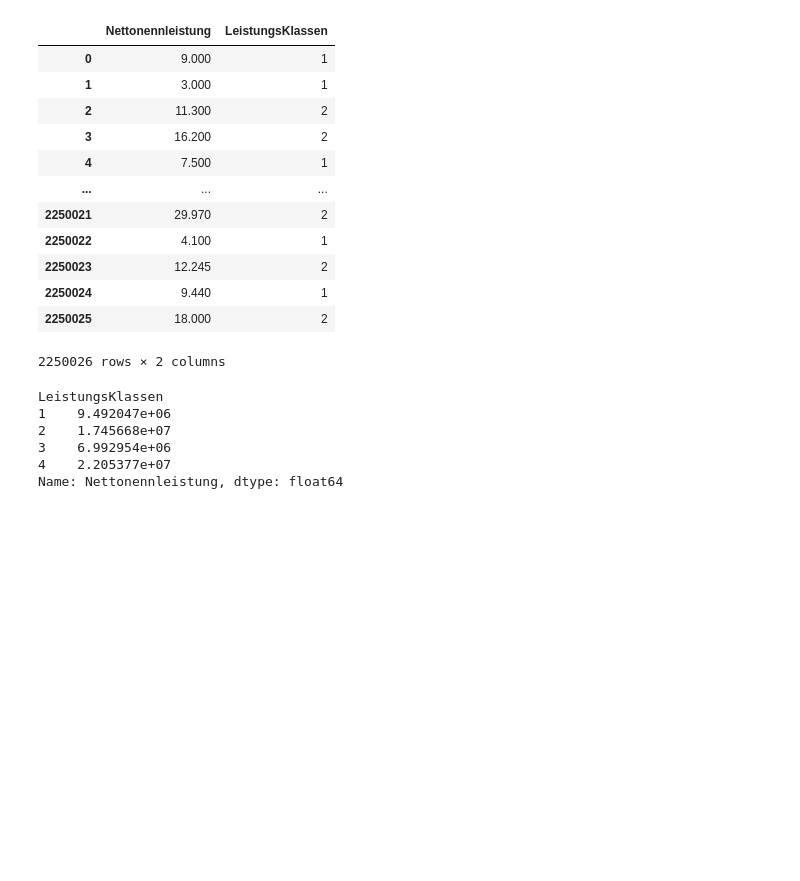
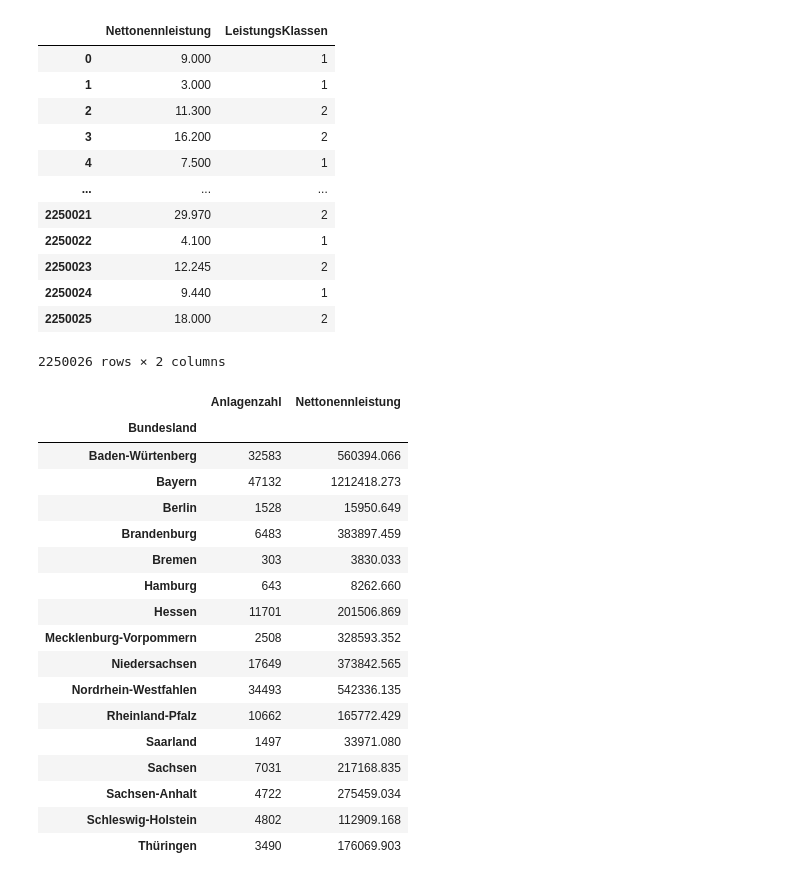
Before and after one commit to clwehner/Windatlas, a Jupyter notebook: windatlas/mastr/solar.ipynb, the cells around one changed output. Saved outputs shown, nothing was run; the diff lists cells and outputs as text; code cells hidden in the pictures; blank space fills up the shorter version.

```diff
--- a/windatlas/mastr/solar.ipynb
+++ b/windatlas/mastr/solar.ipynb
@@ -16,7 +16,7 @@ pandas.set_option('max_columns', None)
 1.3.4
 # %%
 # Path to sql query files
-SQL_PATH = r"home/eouser/Documents/code/Windatlas/windatlas/mastr/sqlCommands/"
+SQL_PATH = r"./sqlCommands/"
 SQL_DATA = r"loadMastrSolar.sql"
 
 SQL_DATA_PATH = SQL_PATH + SQL_DATA
@@ -29,6 +29,24 @@ CONN_PARAM_DICT = {
     "password": "UBAit2021!",
     "port": "5432"
 }
+
+bundesländer = {
+    1400:"Brandenburg",
+    1401:"Berlin",
+    1402:"Baden-Würtenberg",
+    1403:"Bayern",
+    1404:"Bremen",
+    1405:"Hessen",
+    1406:"Hamburg",
+    1407:"Mecklenburg-Vorpommern",
+    1408:"Niedersachsen",
+    1409:"Nordrhein-Westfahlen",
+    1410:"Rheinland-Pfalz",
+    1411:"Schleswig-Holstein",
+    1412:"Saarland",
+    1413:"Sachsen",
+    1414:"Sachsen-Anhalt",
+    1415:"Thüringen"}
 # %%
 def build_postgres_conn_string (param:dict) -> str:
     return f'postgresql+psycopg2://{param["user"]}:{param["password"]}@{param["host"]}:{param["port"]}/{param["dbname"]}'
@@ -51,6 +69,8 @@ dfMastrSolar = read_postgres_from_queryfile(sqlpath=SQL_DATA_PATH, postgresLogin
 
 dfMastrSolar["Anlagenzahl"] = 1
 
+dfMastrSolar = dfMastrSolar.replace({"Bundesland": bundesländer})
+
 dfMastrSolar.columns
 # %% [output]
 Index(['EinheitMastrNummer', 'DatumLetzteAktualisierung',
@@ -133,12 +153,26 @@ dfMastrSolar.loc[:,['Nettonennleistung','LeistungsKlassen']]
 | 2250024 | 9.440 | 1 |
 | 2250025 | 18.000 | 2 |
 2250026 rows × 2 columns
-# %%
-dfMastrSolar.groupby(by=["LeistungsKlassen"]).sum()["Nettonennleistung"]
-# %% [output]
-LeistungsKlassen
-1    9.492047e+06
-2    1.745668e+07
-3    6.992954e+06
-4    2.205377e+07
-Name: Nettonennleistung, dtype: float64
+# %%
+dfMastrSolar2020 = dfMastrSolar[dfMastrSolar["Inbetriebnahmedatum"].dt.year == 2020]
+
+dfMastrSolar2020.groupby(by=["Bundesland"]).sum()[["Anlagenzahl","Nettonennleistung"]]
+# %% [output]
+|  | Anlagenzahl | Nettonennleistung |
+| Bundesland |  |  |
+| Baden-Würtenberg | 32583 | 560394.066 |
+| Bayern | 47132 | 1212418.273 |
+| Berlin | 1528 | 15950.649 |
+| Brandenburg | 6483 | 383897.459 |
+| Bremen | 303 | 3830.033 |
+| Hamburg | 643 | 8262.660 |
+| Hessen | 11701 | 201506.869 |
+| Mecklenburg-Vorpommern | 2508 | 328593.352 |
+| Niedersachsen | 17649 | 373842.565 |
+| Nordrhein-Westfahlen | 34493 | 542336.135 |
+| Rheinland-Pfalz | 10662 | 165772.429 |
+| Saarland | 1497 | 33971.080 |
+| Sachsen | 7031 | 217168.835 |
+| Sachsen-Anhalt | 4722 | 275459.034 |
+| Schleswig-Holstein | 4802 | 112909.168 |
+| Thüringen | 3490 | 176069.903 |
```
Also changed, not shown: 16 other files.
